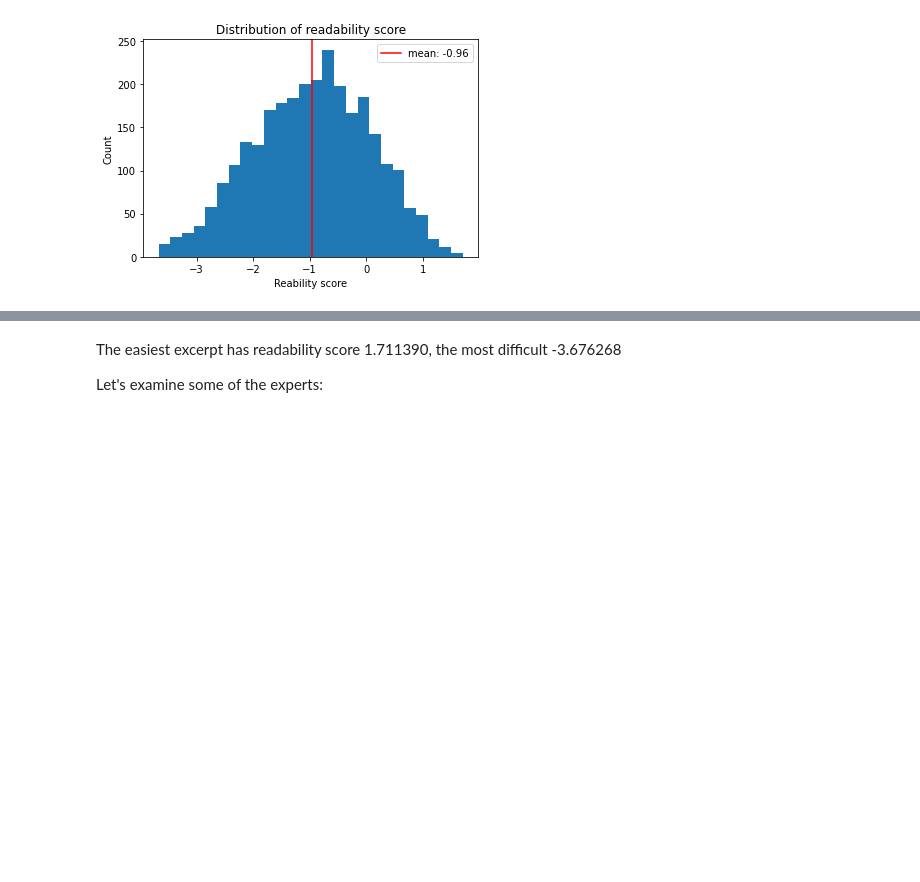
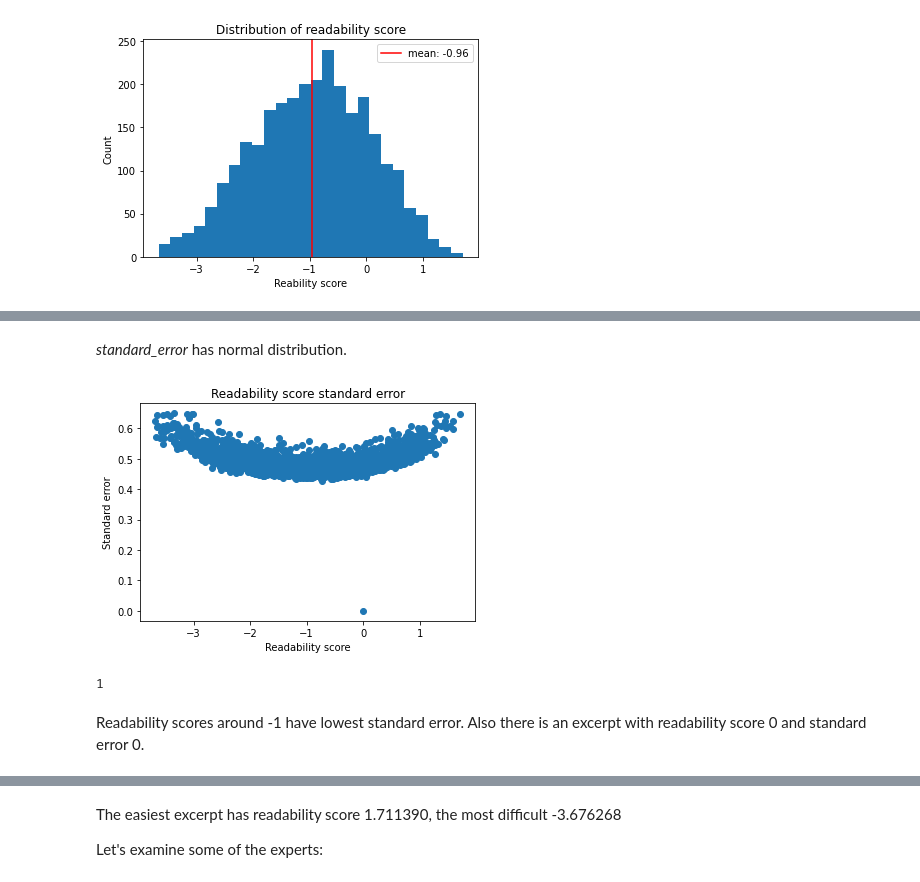
Before and after one commit to xvelichkov/softuni_ai_module, a Jupyter notebook: data_science/FinalProject/Readability Assement Commonlit.ipynb, the cells around one changed output, grey strips where cells are left out. Cells and saved outputs as stored; diff of their text form; code cells hidden in the pictures; blank space fills up the shorter version.

```diff
--- a/data_science/FinalProject/Readability Assement Commonlit.ipynb
+++ b/data_science/FinalProject/Readability Assement Commonlit.ipynb
@@ -175,0 +152,18 @@ readability_data.describe()
+# %% [markdown]
+*standard_error* has normal distribution.
+# %%
+plt.scatter(readability_data.target, readability_data.standard_error)
+
+plt.xlabel("Readability score")
+plt.ylabel("Standard error")
+
+plt.title("Readability score standard error")
+plt.show()
+# %% [output]
+[figure, added]
+# %%
+(readability_data.standard_error == 0).sum()
+# %% [output]
+1
+# %% [markdown]
+Readability scores around -1 have lowest standard error. Also there is an excerpt with readability score 0 and standard error 0.
```
Also changed, not shown: parts of 131 cells of this notebook, 1 other file.
